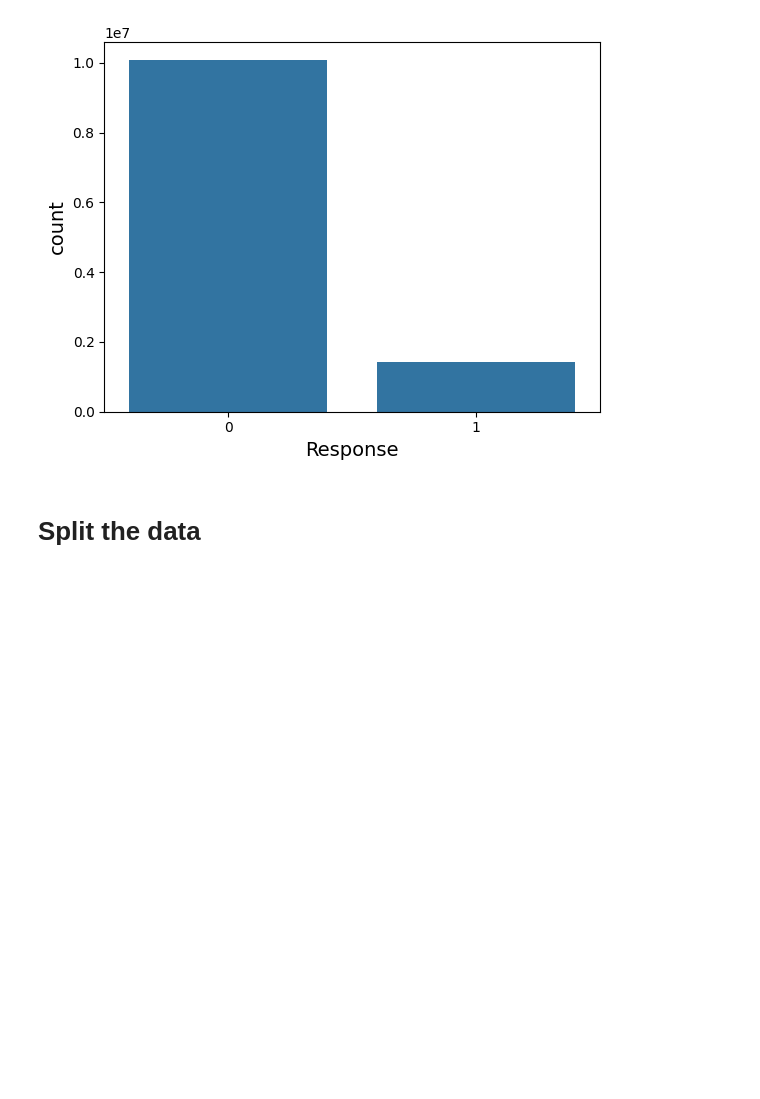
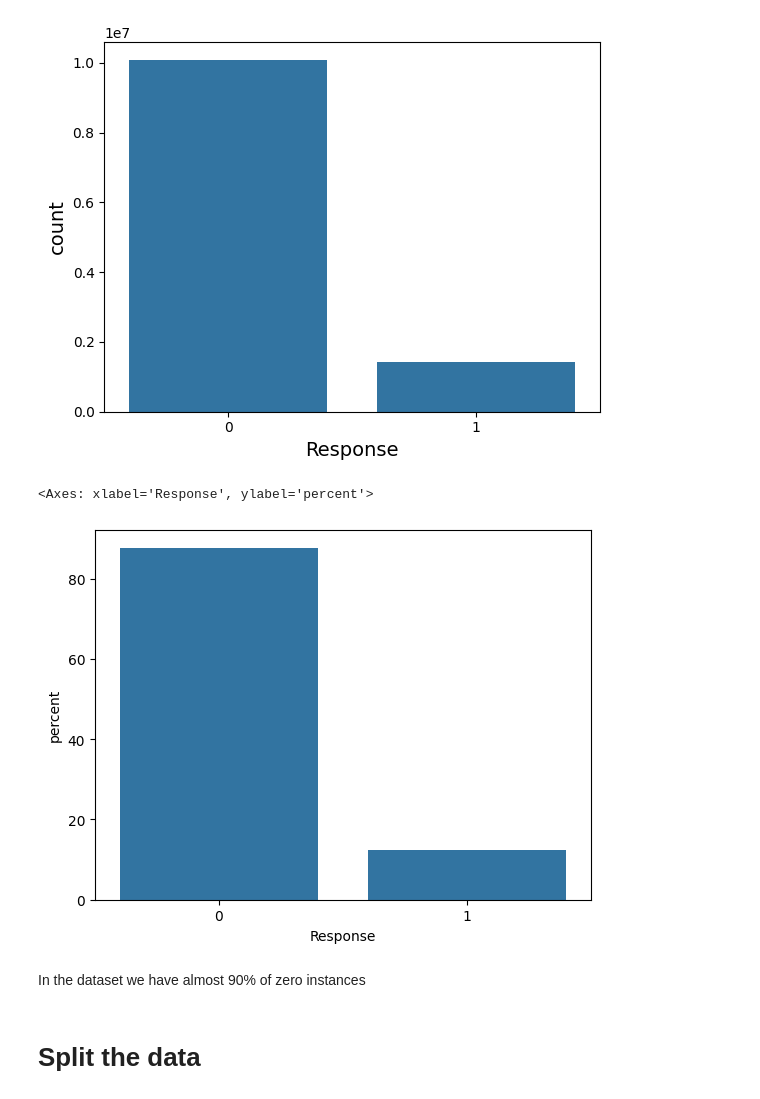
Before and after one commit to anielv95/kaggle-pg-4x07, a Jupyter notebook: notebooks/eda.ipynb, the cells around one changed output. Cells and saved outputs as stored; diff of their text form; code cells hidden in the pictures; blank space fills up the shorter version.

Commit message:
add comments in graphs

```diff
--- a/notebooks/eda.ipynb
+++ b/notebooks/eda.ipynb
@@ -169,6 +167,13 @@ sns.countplot(train[["Response"]], x= "Response")
 # %% [output]
 <Axes: xlabel='Response', ylabel='count'>
 [figure]
+# %%
+sns.countplot(train[["Response"]], x= "Response", stat="percent")
+# %% [output]
+<Axes: xlabel='Response', ylabel='percent'>
+[figure, added]
+# %% [markdown]
+In the dataset we have almost 90% of zero instances
 # %% [markdown]
 # Split the data
 # %%
```
Also changed, not shown: parts of 2 cells of this notebook.
